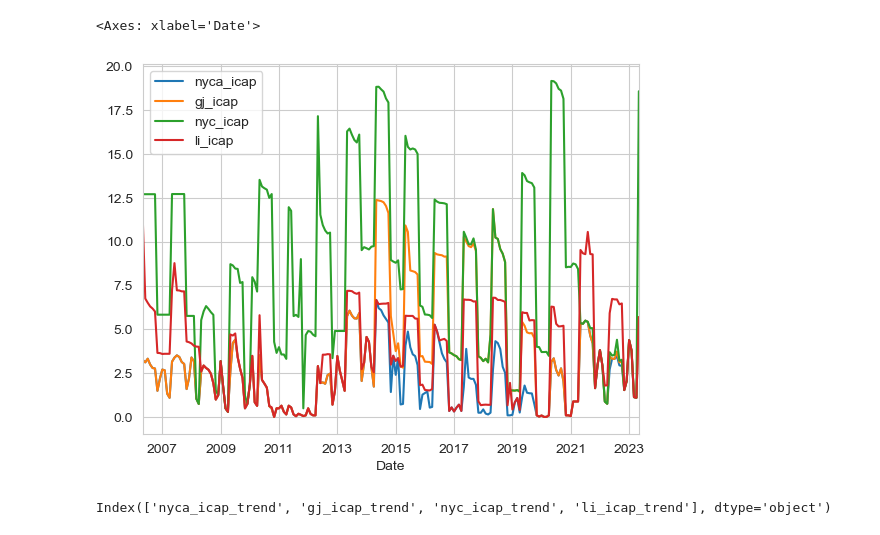
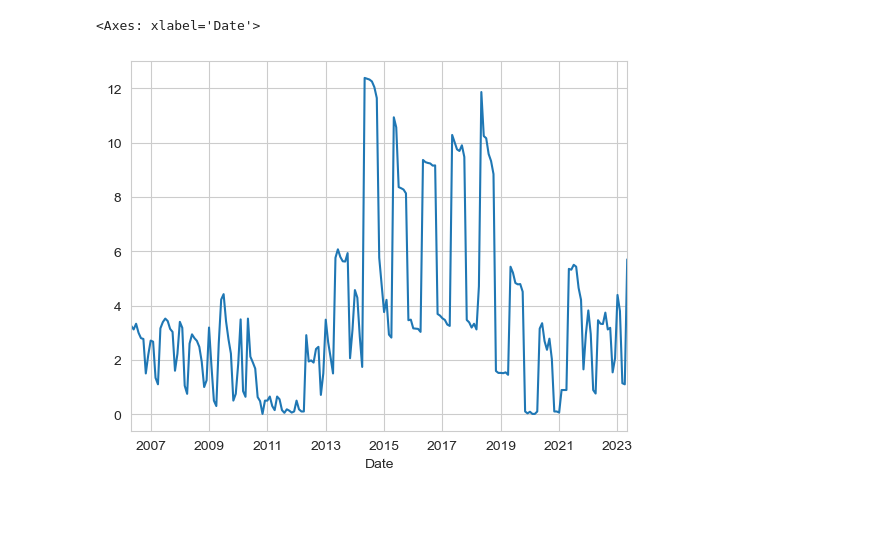
Before and after one commit to borvendegmate/tum_power_system_economics, a Jupyter notebook: code/regression_for_all_localities.ipynb, the cells around one changed output. Cells and saved outputs as stored; diff of their text form; code cells hidden in the pictures; blank space fills up the shorter version.

```diff
--- a/code/regression_for_all_localities.ipynb
+++ b/code/regression_for_all_localities.ipynb
@@ -43,5 +117,5 @@ cap.columns = ['nyca_icap', 'gj_icap', 'nyc_icap', 'li_icap']
 # %%
-cap.plot()
+cap['gj_icap']
 # %% [output]
 <Axes: xlabel='Date'>
-[figure, old version]
+[figure, new version]
@@ -57,4 +121,0 @@ trends = pd.DataFrame(trends)
-# %%
-trends.columns
-# %% [output]
-Index(['nyca_icap_trend', 'gj_icap_trend', 'nyc_icap_trend', 'li_icap_trend'], dtype='object')
```
Also changed, not shown: parts of 48 cells of this notebook, 2 other files.
